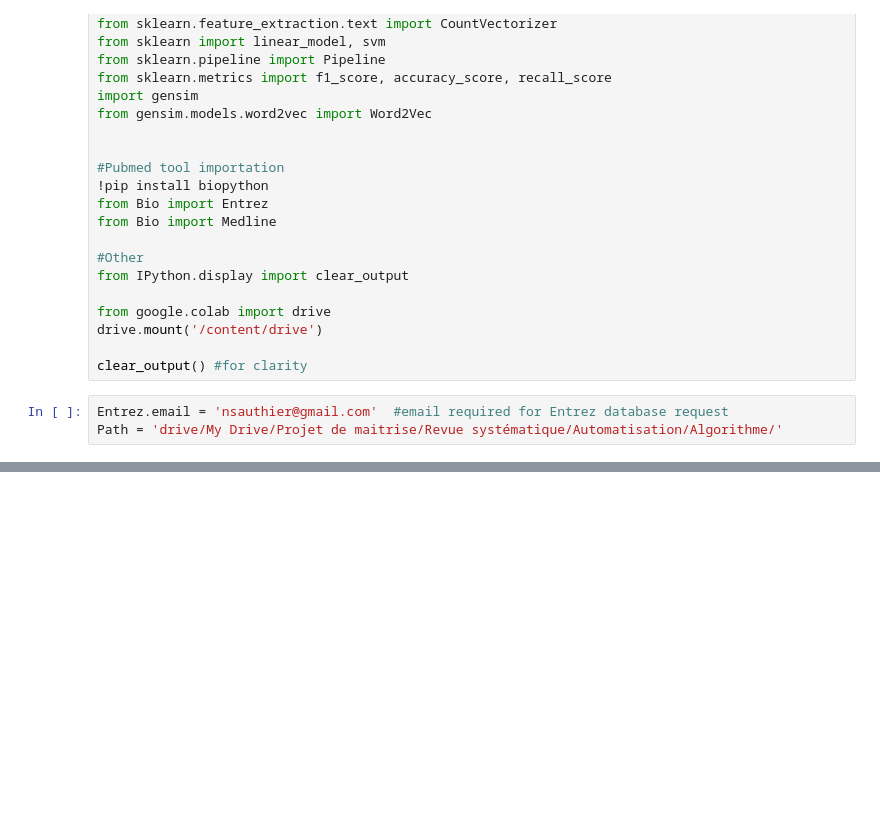
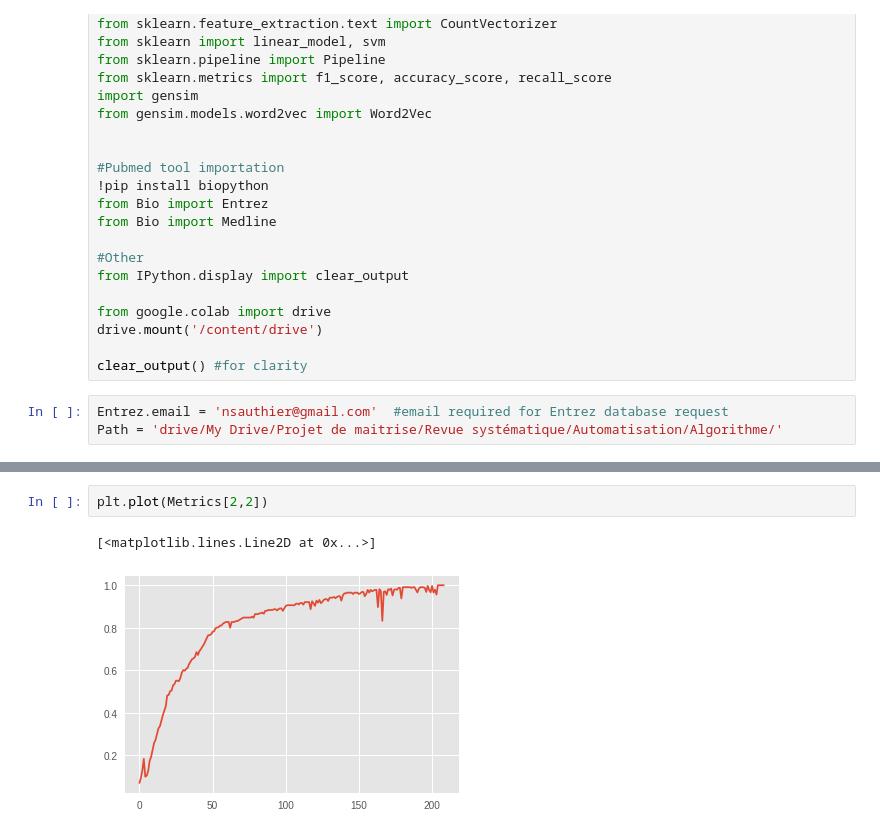
Before and after one commit to remifol/SystematicReview, a Jupyter notebook: SystematicReview_Prediction.ipynb, the cells around one changed output, grey strips where cells are left out. Saved outputs shown, nothing was run; the diff lists cells and outputs as text; blank space fills up the shorter version.

```diff
--- a/SystematicReview_Prediction.ipynb
+++ b/SystematicReview_Prediction.ipynb
@@ -395,0 +381,5 @@ for i in range(Nb_iter):
+# %%
+plt.plot(Metrics[2,2])
+# %% [output]
+[<matplotlib.lines.Line2D at 0x...>]
+[figure, added]
```
Also changed, not shown: parts of 13 cells of this notebook.
